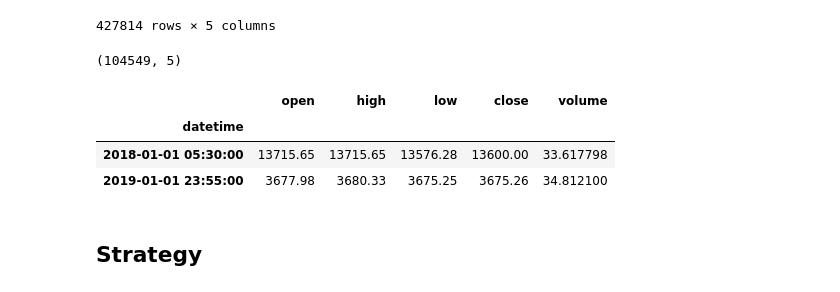
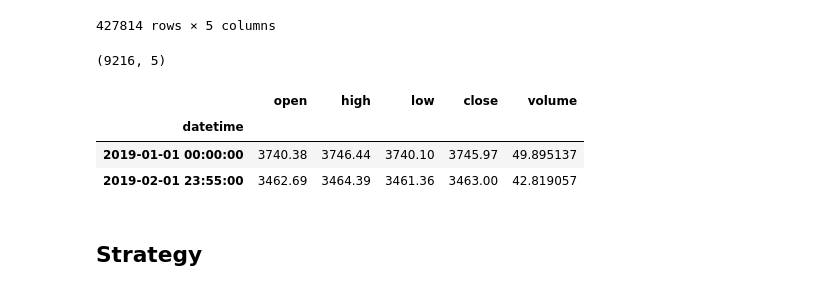
Before and after one commit to AI-ApeX-DeV/DTG, a Jupyter notebook: strategy.ipynb, the cells around one changed output. Drawn from its saved outputs; the diff is of its cells as text; code cells hidden in the pictures.

```diff
--- a/strategy.ipynb
+++ b/strategy.ipynb
@@ -30,19 +30,19 @@ df_3m
 # %%
 def filter_df(df, start_date, end_date):
     subset_df = df.loc[start_date:end_date]
     return subset_df
 
-start_date = '2018-01-01'
-end_date = '2019-01-01'
+start_date = '2019-01-01'
+end_date = '2019-02-01'
 filtetred_df_3m = filter_df(df_3m, start_date, end_date)
 print(filtetred_df_3m.shape)
 filtetred_df_3m.iloc[[0,-1],:]
 # %% [output]
-(104549, 5)
+(9216, 5)
 |  | open | high | low | close | volume |
 | datetime |  |  |  |  |  |
-| 2018-01-01 05:30:00 | 13715.65 | 13715.65 | 13576.28 | 13600.00 | 33.617798 |
-| 2019-01-01 23:55:00 | 3677.98 | 3680.33 | 3675.25 | 3675.26 | 34.812100 |
+| 2019-01-01 00:00:00 | 3740.38 | 3746.44 | 3740.10 | 3745.97 | 49.895137 |
+| 2019-02-01 23:55:00 | 3462.69 | 3464.39 | 3461.36 | 3463.00 | 42.819057 |
 # %%
 def plot_candlestick_chart(df,num_candles=-1):
     if num_candles != -1:
```
Also changed, not shown: parts of 9 cells of this notebook, 5 other files.
